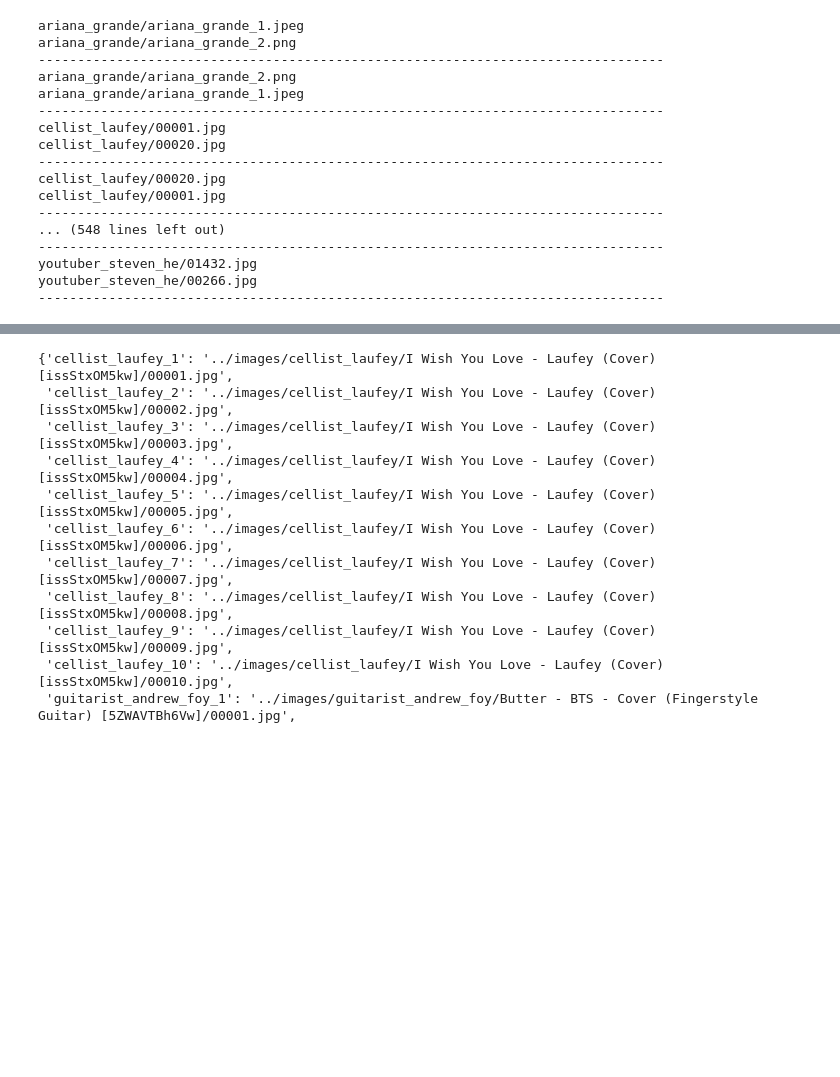
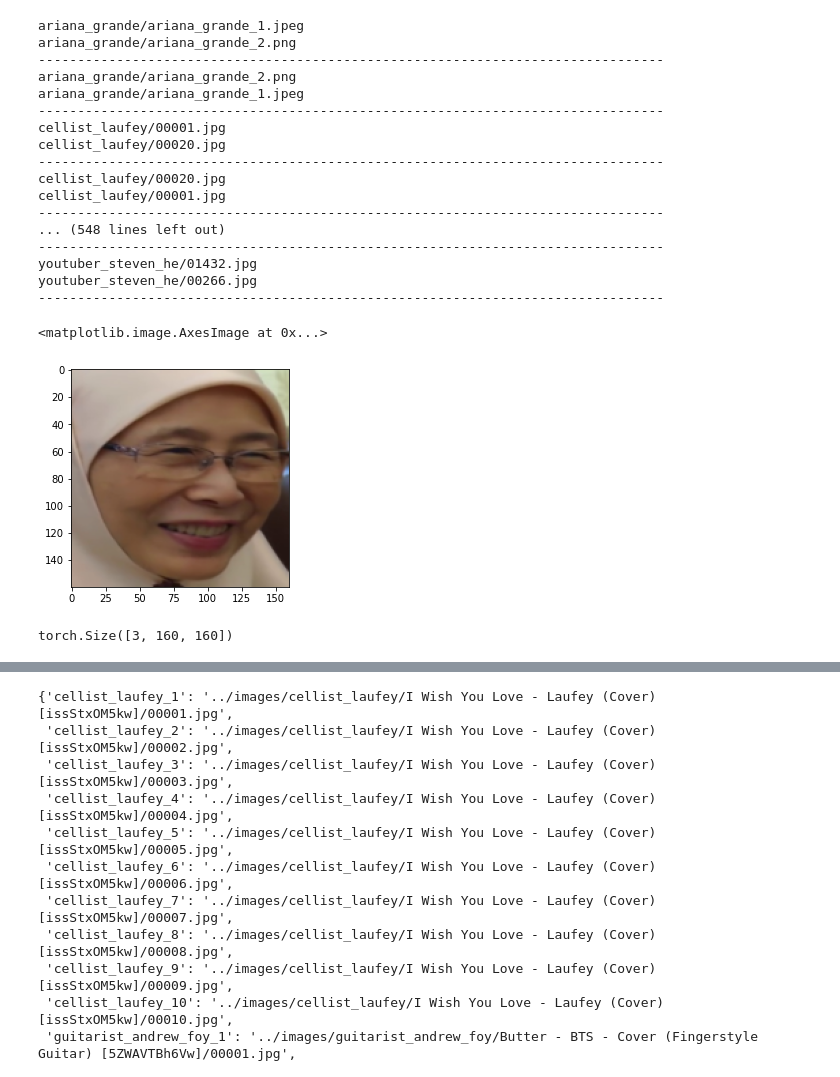
Before and after one commit to tyqiangz/facial-recognition, a Jupyter notebook: notebooks/Facial Similarity.ipynb, the cells around one changed output, grey strips where cells are left out. Saved outputs shown, nothing was run; the diff lists cells and outputs as text; code cells hidden in the pictures; blank space fills up the shorter version.

```diff
--- a/notebooks/Facial Similarity.ipynb
+++ b/notebooks/Facial Similarity.ipynb
@@ -424,4 +431,4 @@ youtuber_steven_he/01432.jpg
 youtuber_steven_he/00266.jpg
 --------------------------------------------------------------------------------
 # %%
-image = Image.open('../images/cellist_laufey/I Wish You Love - Laufey (Cover) [issStxOM5kw]/00001.jpg')
+image = Image.open('../images/politician_dr_wan_azizah_wan_ismail/00220.jpg')
@@ -429,0 +435,15 @@ x = mtcnn(image)
+# %%
+mtcnn = MTCNN(
+    image_size=160, margin=20, min_face_size=20,
+    thresholds=[0.6, 0.7, 0.7], factor=0.709, post_process=True,
+    device=device
+)
+x = mtcnn(image)
+plt.imshow(  ((x+1)/2).permute(1, 2, 0)  )
+# %% [output]
+<matplotlib.image.AxesImage at 0x...>
+[figure, added]
+# %%
+x.shape
+# %% [output]
+torch.Size([3, 160, 160])
```
Also changed, not shown: parts of 10 cells of this notebook, 3 other files.
